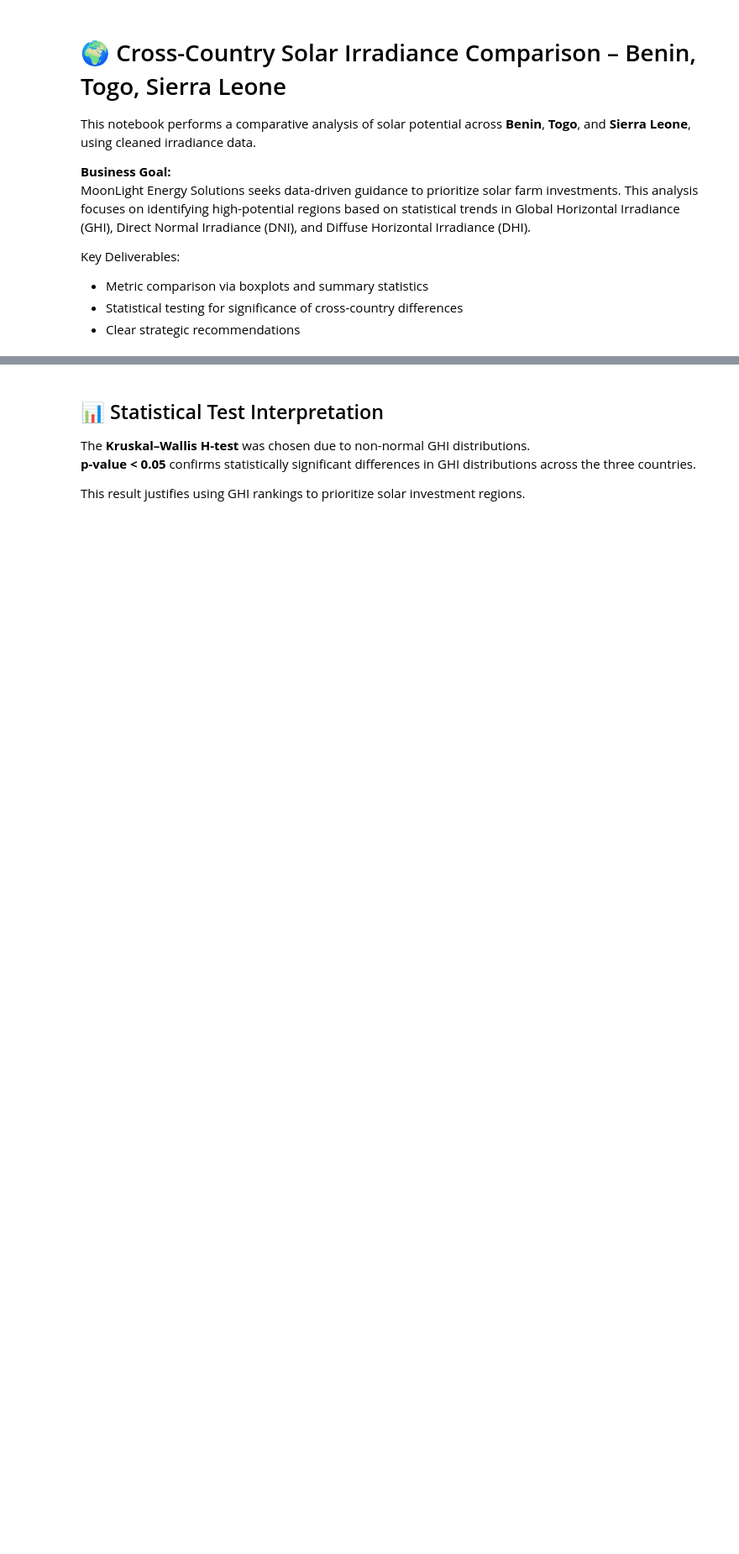
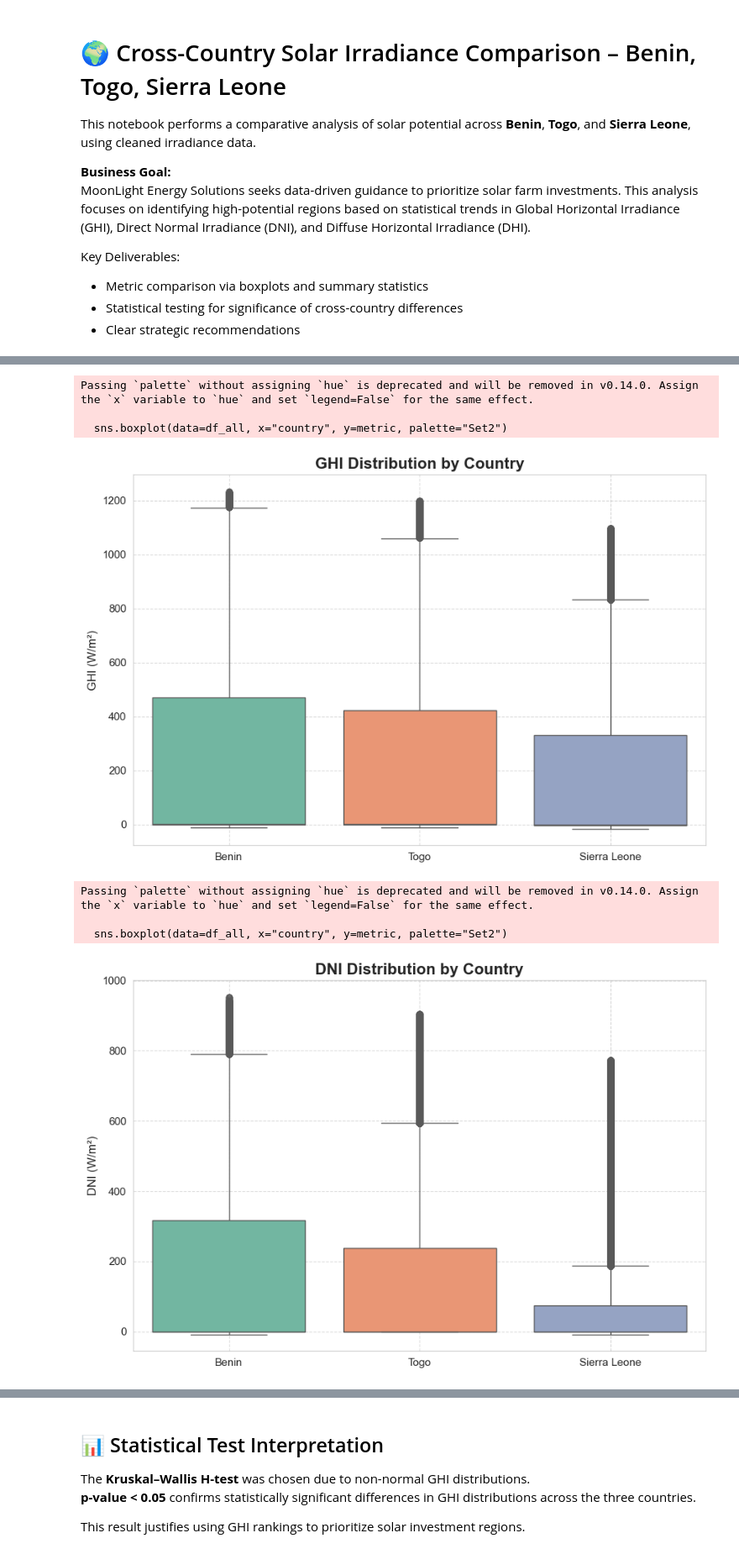
Before and after one commit to NabloP/solar-challenge-week1, a Jupyter notebook: notebooks/compare_countries.ipynb, the cells around one changed output, grey strips where cells are left out. Shown at 84% size. Drawn from its saved outputs; the diff is of its cells as text; code cells hidden in the pictures; blank space fills up the shorter version.

```diff
--- a/notebooks/compare_countries.ipynb
+++ b/notebooks/compare_countries.ipynb
@@ -69,11 +173,38 @@ else: # If p-value is not less than 0.05
 # %%
-metrics = ["GHI", "DNI", "DHI"] # List of metrics to plot
-for metric in metrics: # Iterate over each metric
-    plt.figure(figsize=(9, 6)) # Create a new figure for the plot
-    sns.boxplot(data=df_all, x="country", y=metric, palette="Set2") # Create a boxplot
-    plt.title(f"{metric} Distribution by Country") # Set the title of the plot
-    plt.ylabel(f"{metric} (W/m²)") # Set the y-axis label
-    plt.xlabel("") # Set the x-axis label
-    plt.grid(True) # Add grid to the plot
-    plt.tight_layout() # Adjust layout for better spacing
-    plt.show() # Show the plot
+# ------------------------------------------------------------------------------
+# 📊 Step 3: Compare GHI, DNI, DHI Across Countries (Boxplots)
+# ------------------------------------------------------------------------------
+
+# List of irradiance metrics to compare
+metrics = ["GHI", "DNI", "DHI"]
+
+# 📌 Why boxplots?
+# They allow us to compare central tendency, spread, and outliers for each irradiance metric
+# across Benin, Togo, and Sierra Leone in a single view.
+
+for metric in metrics:
+    plt.figure(figsize=(9, 6))  # Set figure size
+
+    # 🔲 Create boxplot for current metric
+    sns.boxplot(data=df_all, x="country", y=metric, palette="Set2")
+
+    # 🖼️ Title and axis labels
+    plt.title(f"{metric} Distribution by Country", fontsize=16, weight='bold') # Set title
+    plt.ylabel(f"{metric} (W/m²)", fontsize=12) # Set y-label
+    plt.xlabel("")  # Omit x-label for simplicity
+    plt.grid(True, linestyle="--", alpha=0.7) # Add grid for better readability
+    plt.xticks(fontsize=11) # Set x-tick font size
+    plt.yticks(fontsize=11) # Set y-tick font size
+
+    # 🧼 Tidy layout and render
+    plt.tight_layout() # Adjust layout to prevent clipping
+    plt.show() # Display the plot
+# %% [output]
+Passing `palette` without assigning `hue` is deprecated and will be removed in v0.14.0. Assign the `x` variable to `hue` and set `legend=False` for the same effect.
+
+  sns.boxplot(data=df_all, x="country", y=metric, palette="Set2")
+[figure, added]
+Passing `palette` without assigning `hue` is deprecated and will be removed in v0.14.0. Assign the `x` variable to `hue` and set `legend=False` for the same effect.
+
+  sns.boxplot(data=df_all, x="country", y=metric, palette="Set2")
+[figure, added]
```
Also changed, not shown: parts of 11 cells of this notebook.
